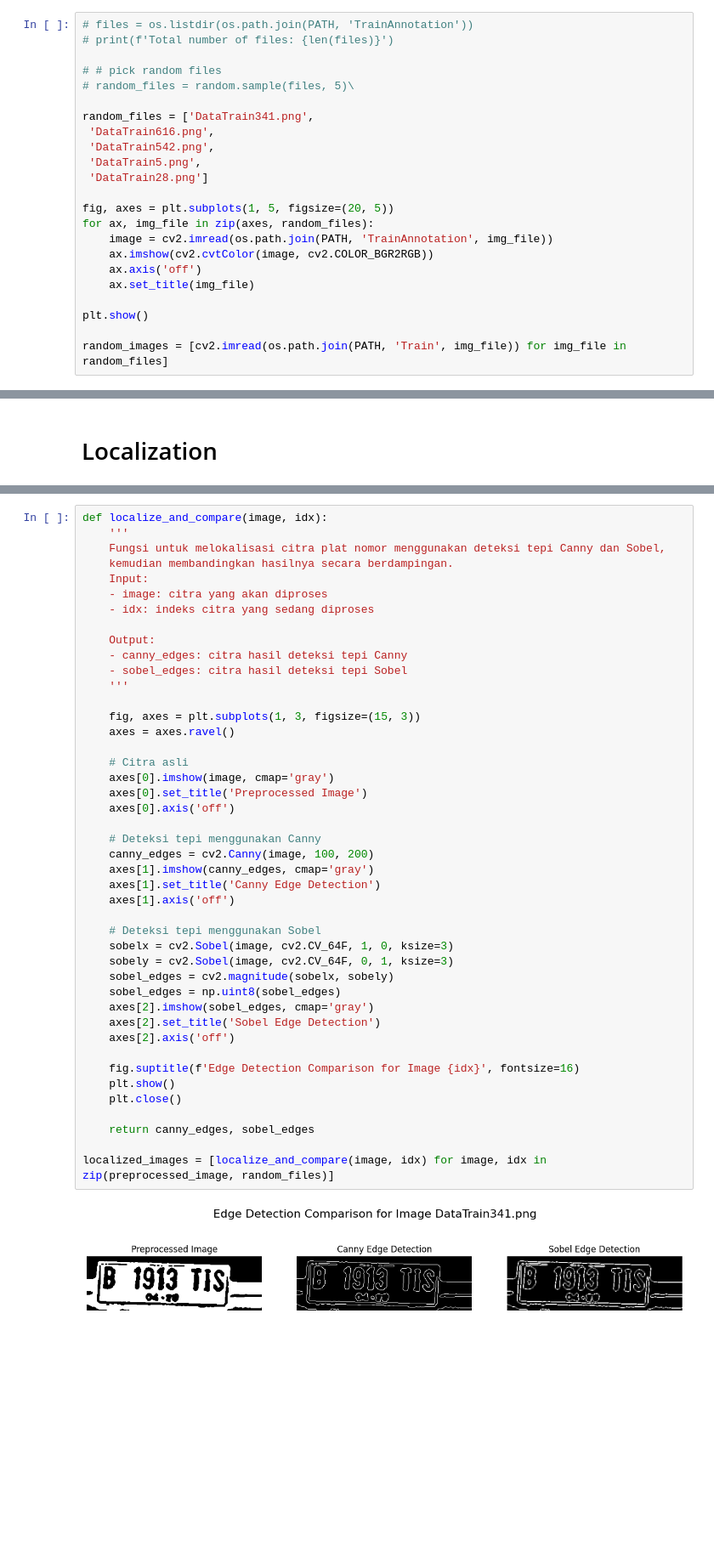
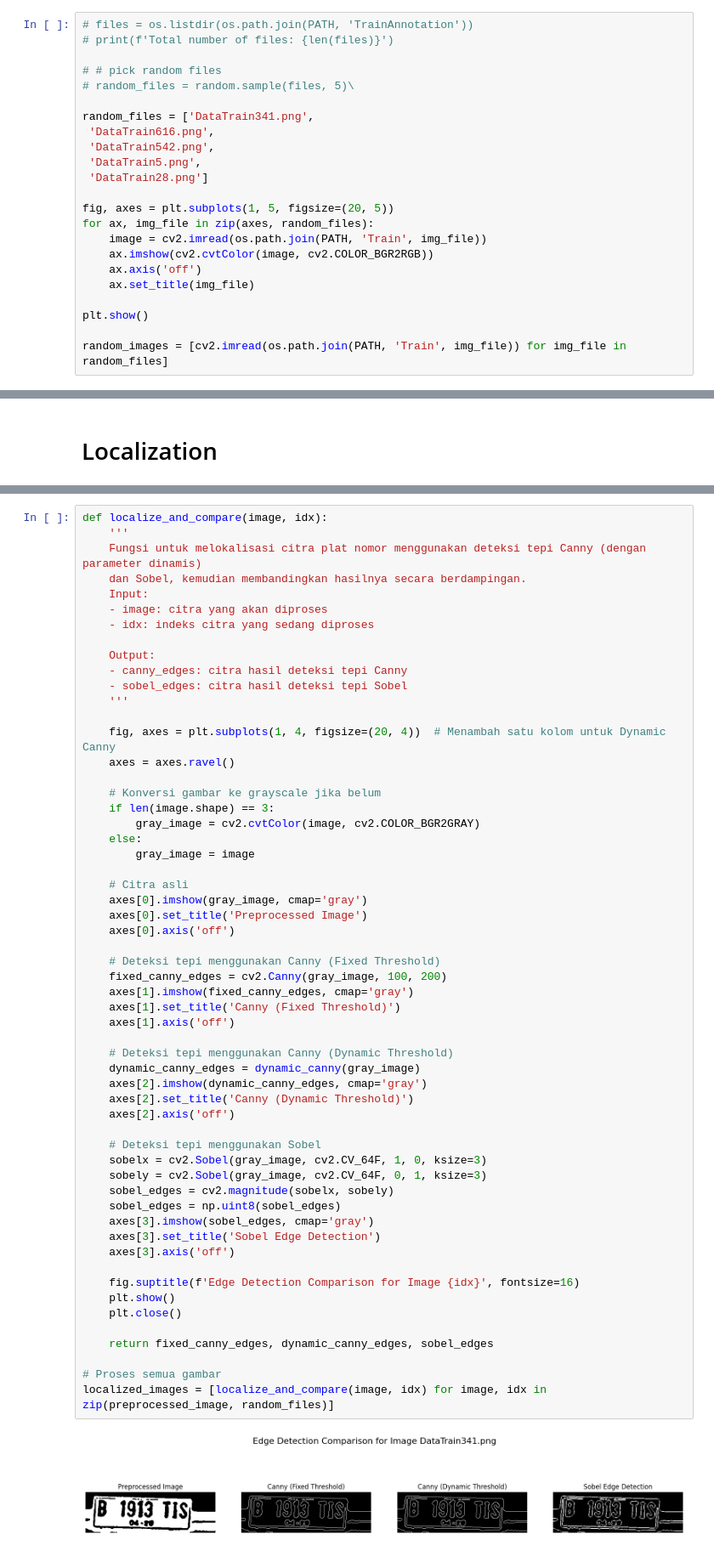
Before and after one commit to abdzufar/PCD-PlatNomor, a Jupyter notebook: preprocess.ipynb, the cells around one changed output, grey strips where cells are left out. Shown at 85% size. Cells and saved outputs as stored; diff of their text form; blank space fills up the shorter version.

Commit message:
canny dg parameter dinamis

```diff
--- a/preprocess.ipynb
+++ b/preprocess.ipynb
@@ -24,7 +24,7 @@ random_files = ['DataTrain341.png',
 
 fig, axes = plt.subplots(1, 5, figsize=(20, 5))
 for ax, img_file in zip(axes, random_files):
-    image = cv2.imread(os.path.join(PATH, 'TrainAnnotation', img_file))
+    image = cv2.imread(os.path.join(PATH, 'Train', img_file))
     ax.imshow(cv2.cvtColor(image, cv2.COLOR_BGR2RGB))
     ax.axis('off')
     ax.set_title(img_file)
@@ -115,46 +137,59 @@ preprocessed_image = [process_image(image, idx) for image, idx in zip(random_ima
 # %%
 def localize_and_compare(image, idx):
-	'''
-	Fungsi untuk melokalisasi citra plat nomor menggunakan deteksi tepi Canny dan Sobel,
-	kemudian membandingkan hasilnya secara berdampingan.
-	Input:
-	- image: citra yang akan diproses
-	- idx: indeks citra yang sedang diproses
+    '''
+    Fungsi untuk melokalisasi citra plat nomor menggunakan deteksi tepi Canny (dengan parameter dinamis)
+    dan Sobel, kemudian membandingkan hasilnya secara berdampingan.
+    Input:
+    - image: citra yang akan diproses
+    - idx: indeks citra yang sedang diproses
 
-	Output:
-	- canny_edges: citra hasil deteksi tepi Canny
-	- sobel_edges: citra hasil deteksi tepi Sobel
-	'''
+    Output:
+    - canny_edges: citra hasil deteksi tepi Canny
+    - sobel_edges: citra hasil deteksi tepi Sobel
+    '''
 
-	fig, axes = plt.subplots(1, 3, figsize=(15, 3))
-	axes = axes.ravel()
+    fig, axes = plt.subplots(1, 4, figsize=(20, 4))  # Menambah satu kolom untuk Dynamic Canny
+    axes = axes.ravel()
 
-	# Citra asli
-	axes[0].imshow(image, cmap='gray')
-	axes[0].set_title('Preprocessed Image')
-	axes[0].axis('off')
+    # Konversi gambar ke grayscale jika belum
+    if len(image.shape) == 3:
+        gray_image = cv2.cvtColor(image, cv2.COLOR_BGR2GRAY)
+    else:
+        gray_image = image
 
-	# Deteksi tepi menggunakan Canny
-	canny_edges = cv2.Canny(image, 100, 200)
-	axes[1].imshow(canny_edges, cmap='gray')
-	axes[1].set_title('Canny Edge Detection')
-	axes[1].axis('off')
+    # Citra asli
+    axes[0].imshow(gray_image, cmap='gray')
+    axes[0].set_title('Preprocessed Image')
+    axes[0].axis('off')
 
-	# Deteksi tepi menggunakan Sobel
-	sobelx = cv2.Sobel(image, cv2.CV_64F, 1, 0, ksize=3)
-	sobely = cv2.Sobel(image, cv2.CV_64F, 0, 1, ksize=3)
-	sobel_edges = cv2.magnitude(sobelx, sobely)
-	sobel_edges = np.uint8(sobel_edges)
-	axes[2].imshow(sobel_edges, cmap='gray')
-	axes[2].set_title('Sobel Edge Detection')
-	axes[2].axis('off')
+    # Deteksi tepi menggunakan Canny (Fixed Threshold)
+    fixed_canny_edges = cv2.Canny(gray_image, 100, 200)
+    axes[1].imshow(fixed_canny_edges, cmap='gray')
+    axes[1].set_title('Canny (Fixed Threshold)')
+    axes[1].axis('off')
 
-	fig.suptitle(f'Edge Detection Comparison for Image {idx}', fontsize=16)
-	plt.show()
-	plt.close()
+    # Deteksi tepi menggunakan Canny (Dynamic Threshold)
+    dynamic_canny_edges = dynamic_canny(gray_image)
+    axes[2].imshow(dynamic_canny_edges, cmap='gray')
+    axes[2].set_title('Canny (Dynamic Threshold)')
+    axes[2].axis('off')
 
-	return canny_edges, sobel_edges
+    # Deteksi tepi menggunakan Sobel
+    sobelx = cv2.Sobel(gray_image, cv2.CV_64F, 1, 0, ksize=3)
+    sobely = cv2.Sobel(gray_image, cv2.CV_64F, 0, 1, ksize=3)
+    sobel_edges = cv2.magnitude(sobelx, sobely)
+    sobel_edges = np.uint8(sobel_edges)
+    axes[3].imshow(sobel_edges, cmap='gray')
+    axes[3].set_title('Sobel Edge Detection')
+    axes[3].axis('off')
 
+    fig.suptitle(f'Edge Detection Comparison for Image {idx}', fontsize=16)
+    plt.show()
+    plt.close()
+
+    return fixed_canny_edges, dynamic_canny_edges, sobel_edges
+
+# Proses semua gambar
 localized_images = [localize_and_compare(image, idx) for image, idx in zip(preprocessed_image, random_files)]
 # %% [output]
-[figure, old version]
+[figure, new version]
```
Also changed, not shown: parts of 3 cells of this notebook.
